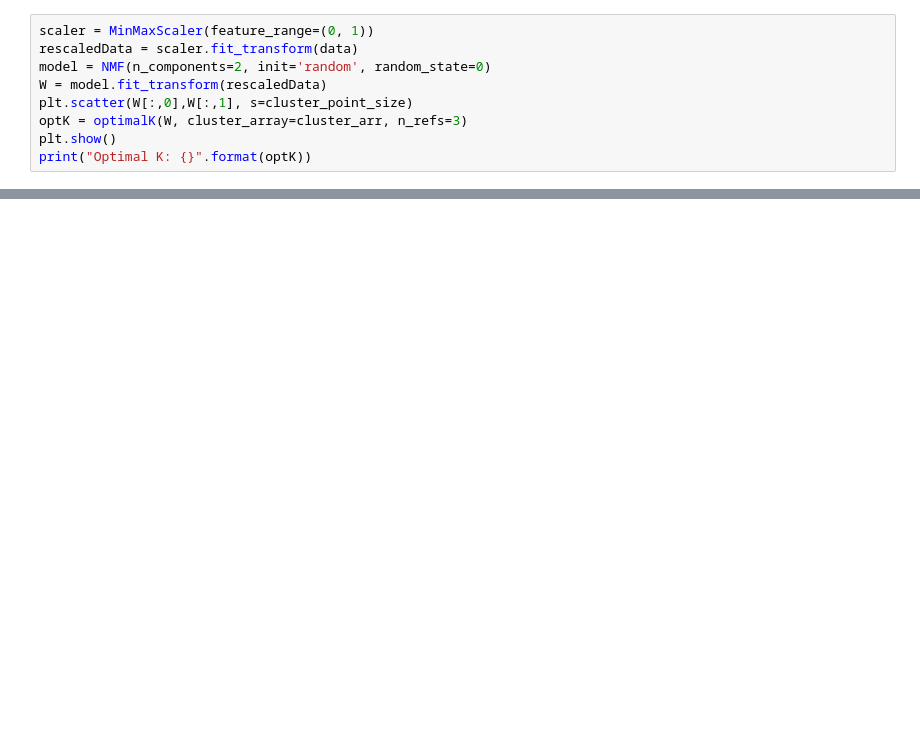
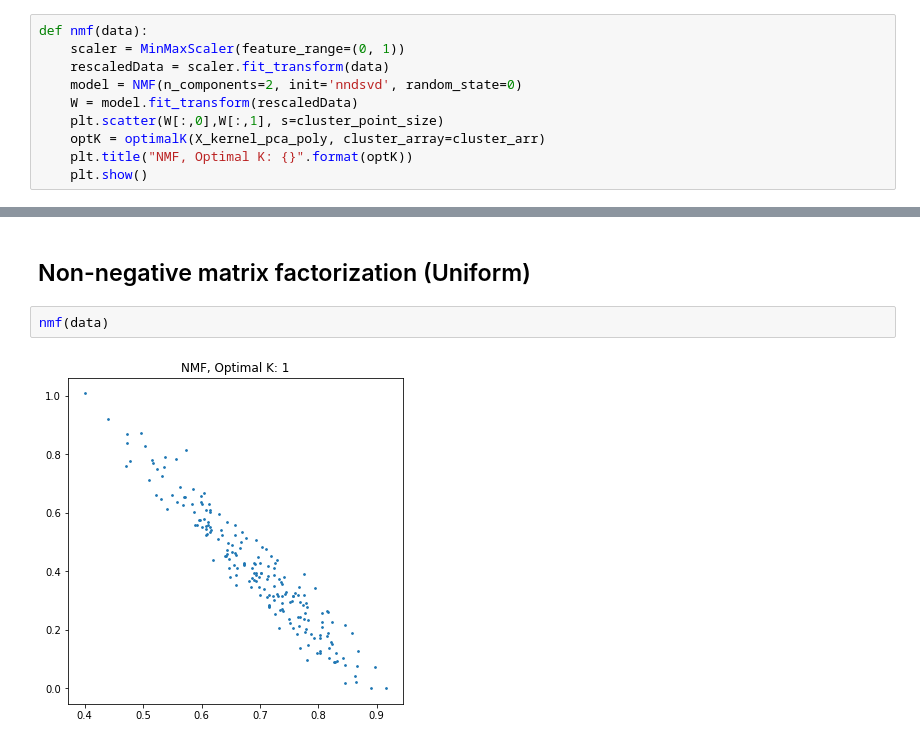
Before and after one commit to ylmzkaan/MVE440-HW4, a Jupyter notebook: src/SebastianN.ipynb, the cells around one changed output, grey strips where cells are left out. Saved outputs shown, nothing was run; the diff lists cells and outputs as text; blank space fills up the shorter version.

```diff
--- a/src/SebastianN.ipynb
+++ b/src/SebastianN.ipynb
@@ -93,9 +73,10 @@ Optimal K: 1
 # %%
-scaler = MinMaxScaler(feature_range=(0, 1))
-rescaledData = scaler.fit_transform(data)
-model = NMF(n_components=2, init='random', random_state=0)
-W = model.fit_transform(rescaledData)
-plt.scatter(W[:,0],W[:,1], s=cluster_point_size)
-optK = optimalK(W, cluster_array=cluster_arr, n_refs=3)
-plt.show()
-print("Optimal K: {}".format(optK))
+def nmf(data):
+    scaler = MinMaxScaler(feature_range=(0, 1))
+    rescaledData = scaler.fit_transform(data)
+    model = NMF(n_components=2, init='nndsvd', random_state=0)
+    W = model.fit_transform(rescaledData)
+    plt.scatter(W[:,0],W[:,1], s=cluster_point_size)
+    optK = optimalK(X_kernel_pca_poly, cluster_array=cluster_arr)
+    plt.title("NMF, Optimal K: {}".format(optK))
+    plt.show()
@@ -104,0 +127,6 @@ Optimal K: 20
+# %% [markdown]
+## Non-negative matrix factorization (Uniform)
+# %%
+nmf(data)
+# %% [output]
+[figure, added]
```
Also changed, not shown: parts of 19 cells of this notebook.
